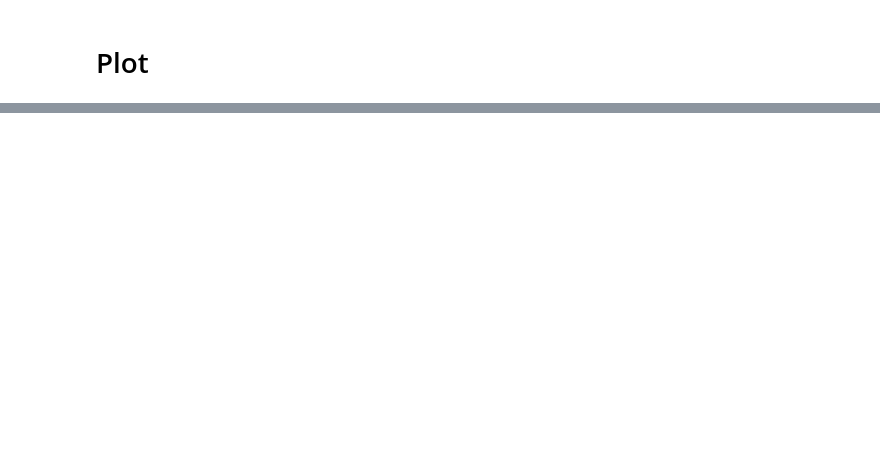
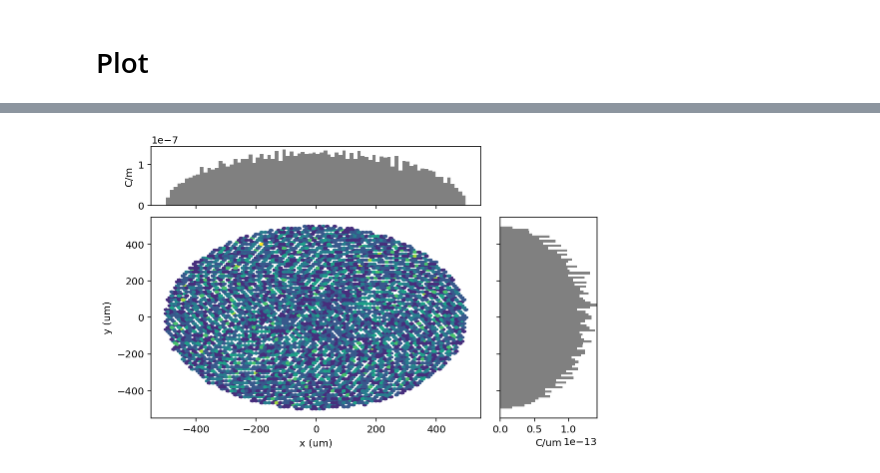
Before and after one commit to ChristopherMayes/lume-astra, a Jupyter notebook: examples/simple_distgen_example.ipynb, the cells around one changed output, grey strips where cells are left out. Saved outputs shown, nothing was run; the diff lists cells and outputs as text; code cells hidden in the pictures; blank space fills up the shorter version.

```diff
--- a/examples/simple_distgen_example.ipynb
+++ b/examples/simple_distgen_example.ipynb
@@ -127,0 +135,16 @@ plt.hist2d(1000*BEAM['t'].magnitude, 1000*BEAM['pz'].magnitude, weights=BEAM['w'
+# %%
+GENERATOR_IN = os.path.join(template_dir, 'dcgun/generator.in')
+# Make generator object
+G = AstraGenerator(input_file=GENERATOR_IN)
+G.input['ipart'] = 10000
+G.run()
+P2 = G.output['particles']
+# %%
+A2 = Astra(input_file=ASTRA_IN, initial_particles=P2)
+
+# Change some inputs
+A2.input['newrun']['zemit']  = 1000
+A2.input['newrun']['zphase'] = 20
+A2.input['newrun']['phases'] = True
+A2.input['newrun']['zstop']  = 1
+A2.run()
@@ -127,0 +173,5 @@ plt.hist2d(1000*BEAM['t'].magnitude, 1000*BEAM['pz'].magnitude, weights=BEAM['w'
+# %%
+# Generator
+marginal_plot(A2.initial_particles, 'x', 'y', bins=80)
+# %% [output]
+[figure, added]
```
Also changed, not shown: parts of 23 cells of this notebook, 15 other files.
